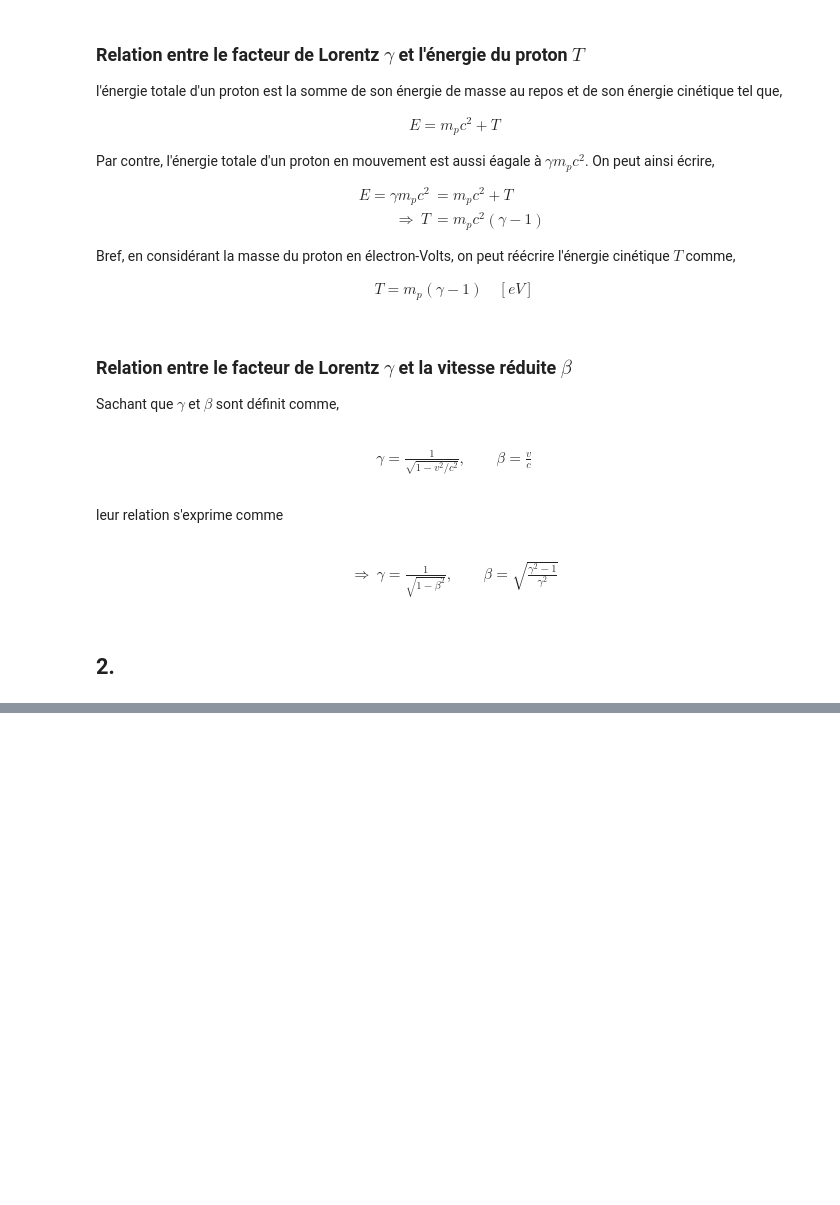
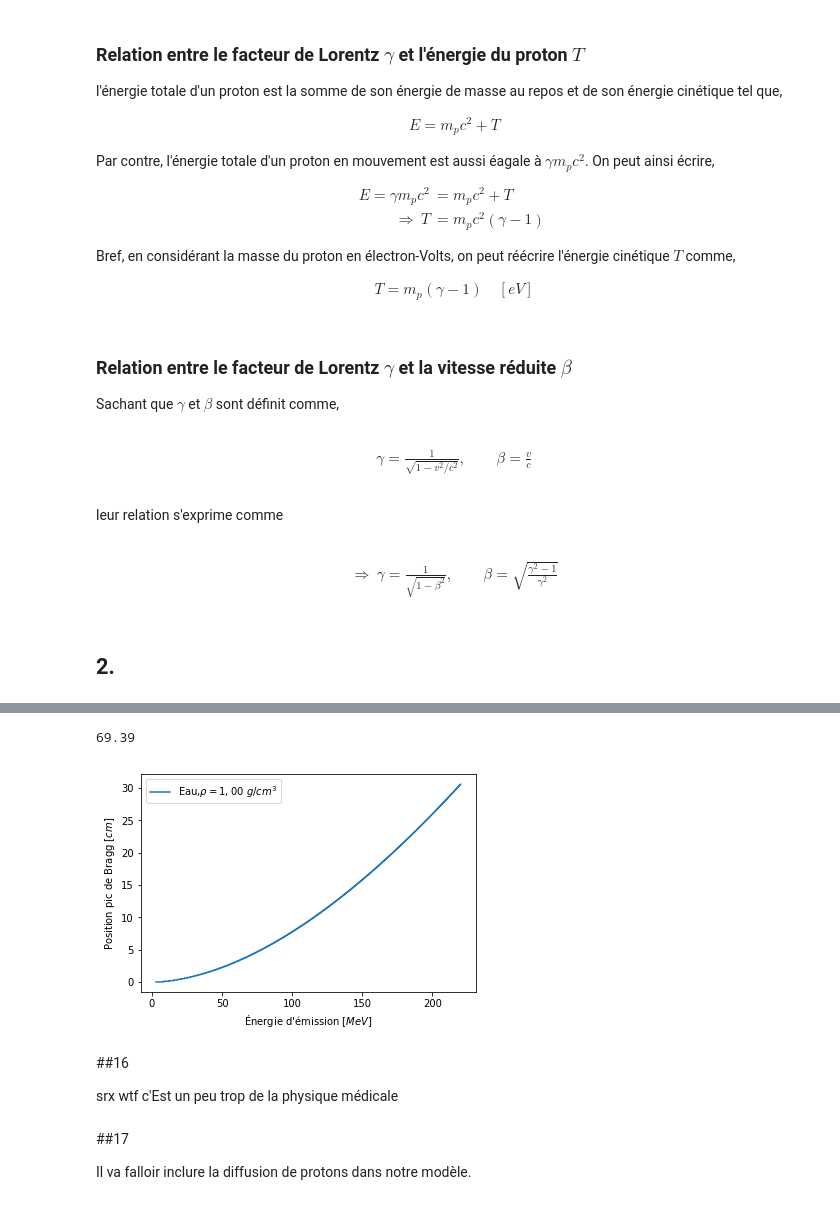
Before and after one commit to eliedl/Physique_numerique, a Jupyter notebook: TP1/TP1_Charles.ipynb, the cells around one changed output, grey strips where cells are left out. Cells and saved outputs as stored; diff of their text form; code cells hidden in the pictures; blank space fills up the shorter version.

```diff
--- a/TP1/TP1_Charles.ipynb
+++ b/TP1/TP1_Charles.ipynb
@@ -148,0 +330,34 @@ $\frac{5.25478181043431 \cdot 10^{-27} c^{2} m_{e} n_{e} r_{e}^{2}}{T^{2} \rho \
+# %%
+energy_mat = [i for i in np.arange(3, 220, 0.01)]
+distance_mat = []
+ds = 0.1
+s_mat =[i for i in np.arange(0, 35, ds)]
+for T in energy_mat:
+    depo_mat = depot_energie(Scol_eau, s_mat, energy = T, step = ds)
+    distance_mat.append(ds*np.argmax(depo_mat))
+
+plt.plot(energy_mat, distance_mat, label = r"Eau,$\rho = 1,00\ g/cm^3$")
+plt.xlabel(r"Énergie d'émission $[MeV]$")
+plt.ylabel(r"Position pic de Bragg $[cm]$")
+plt.legend()
+
+prev = 0
+for i in range(0,len(distance_mat)):
+    if 4-distance_mat[i] < 0:
+        index = i - (abs(4-distance_mat[i-1]) > abs(4-distance_mat[i]))
+        value = energy_mat[index]
+        break
+print(value)
+
+plt.show()
+# %% [output]
+69.39
+[figure, added]
+# %% [markdown]
+##16
+
+srx wtf c'Est un peu trop de la physique médicale
+# %% [markdown]
+##17
+
+Il va falloir inclure la diffusion de protons dans notre modèle.
```
Also changed, not shown: parts of 13 cells of this notebook.
